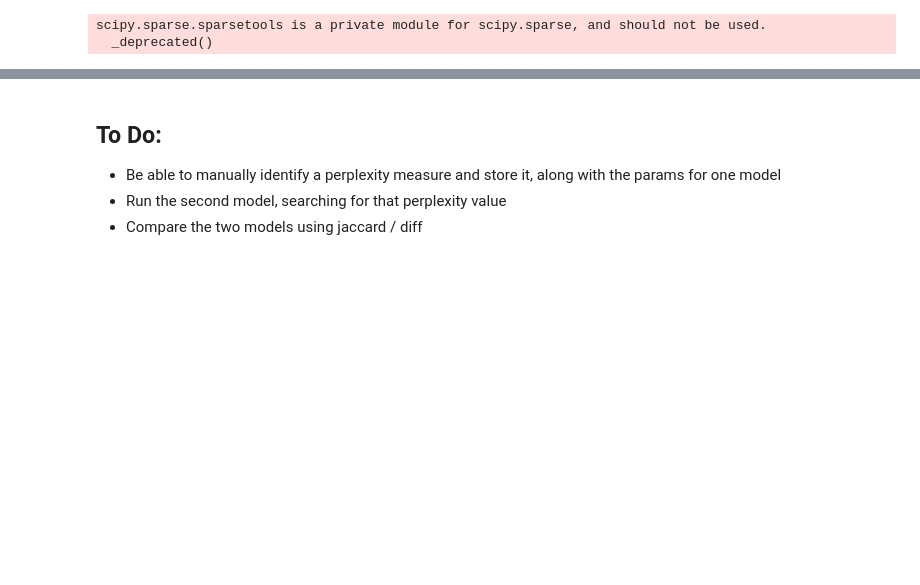
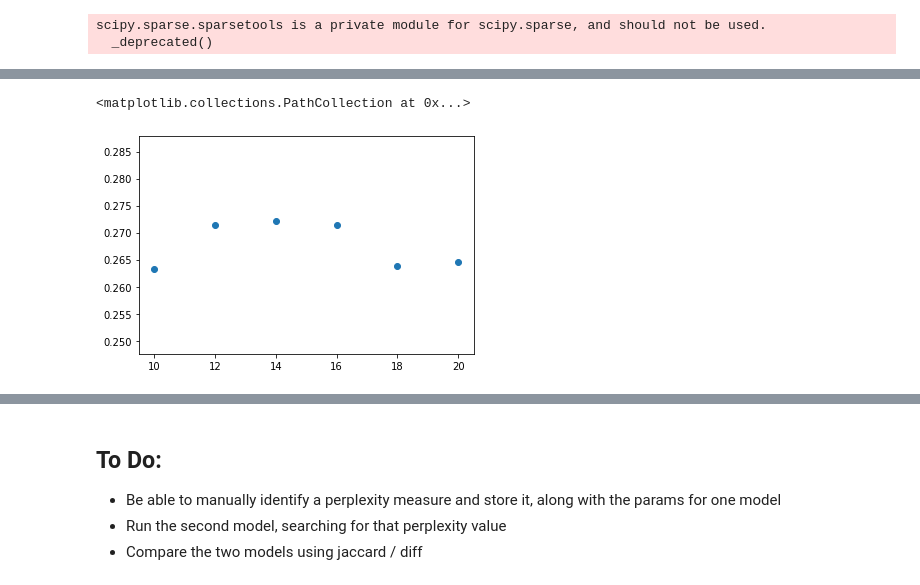
Before and after one commit to noahaskell/topic_modeling, a Jupyter notebook: coherence_model_eval.ipynb, the cells around one changed output, grey strips where cells are left out. Saved outputs shown, nothing was run; the diff lists cells and outputs as text; code cells hidden in the pictures; blank space fills up the shorter version.

```diff
--- a/coherence_model_eval.ipynb
+++ b/coherence_model_eval.ipynb
@@ -107,3 +123,5 @@ plt.scatter(k, um)
 # %%
-plt.scatter(k, cv)
-# creating nans, not sure why
+plt.scatter(k, v)
+# %% [output]
+<matplotlib.collections.PathCollection at 0x...>
+[figure, added]
```
Also changed, not shown: parts of 12 cells of this notebook, 4 other files.
